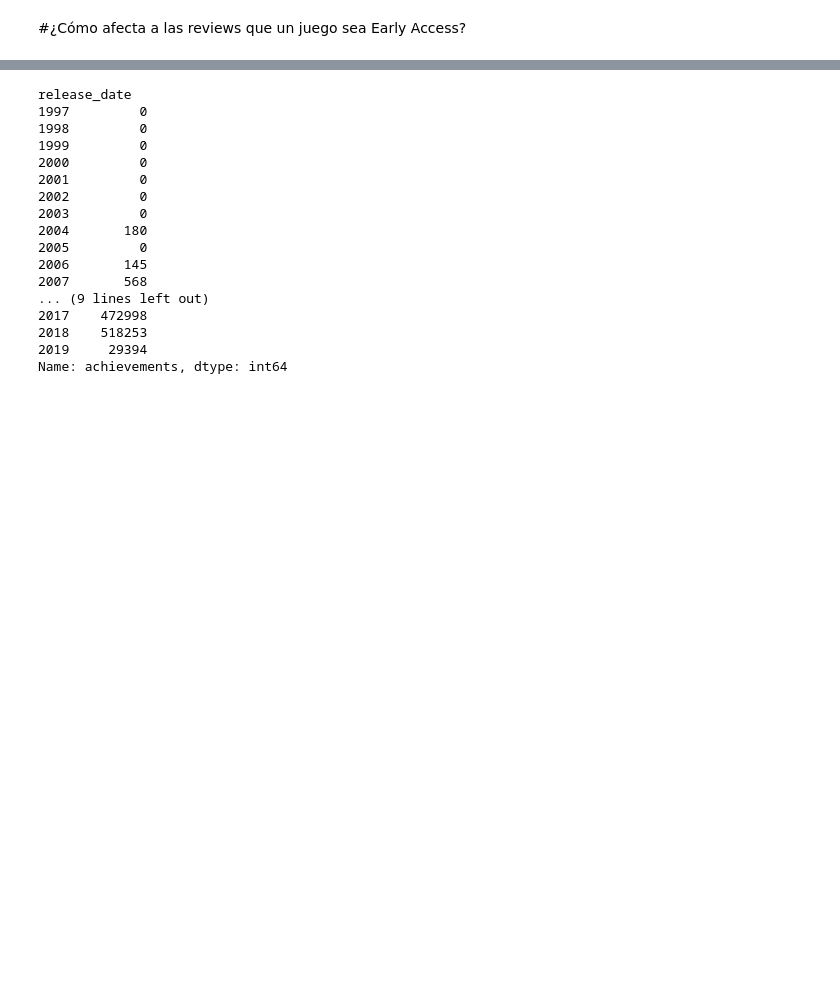
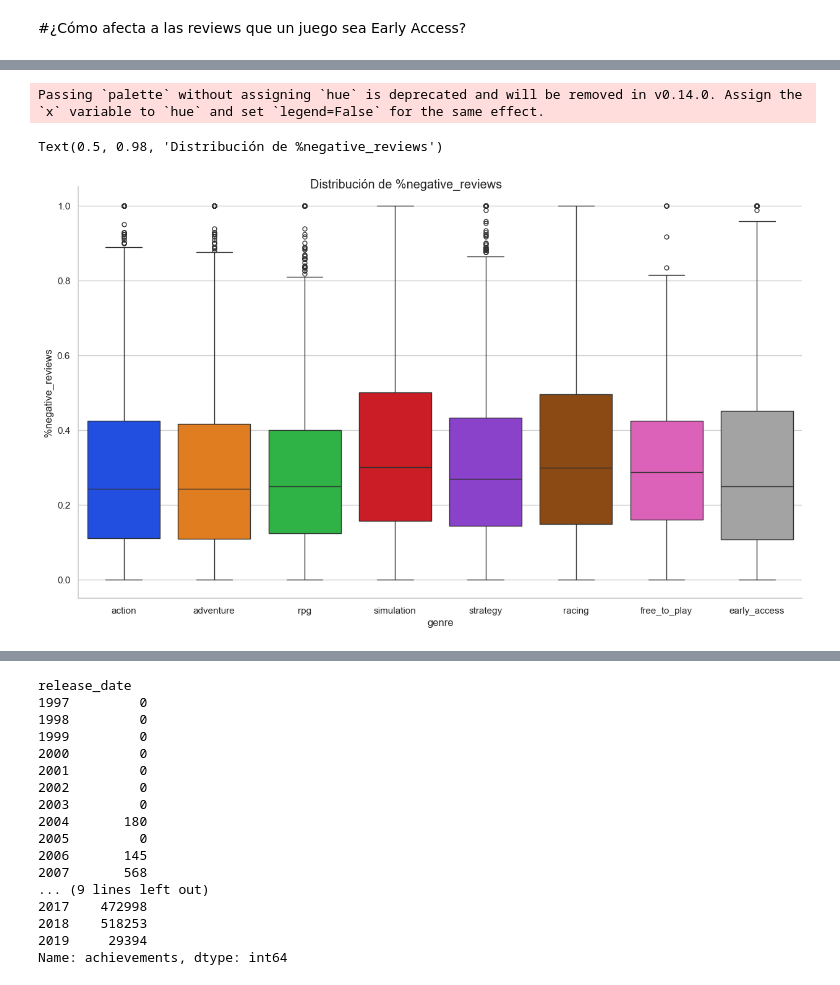
Before and after one commit to Dexinator/steam, a Jupyter notebook: steam.ipynb, the cells around one changed output, grey strips where cells are left out. Saved outputs shown, nothing was run; the diff lists cells and outputs as text; code cells hidden in the pictures; blank space fills up the shorter version.

```diff
--- a/steam.ipynb
+++ b/steam.ipynb
@@ -655,0 +705,15 @@ genre_reviews
+# %%
+#Haremos un boxplot para ver la distribución de las reviews
+g=sns.catplot(
+    kind='box',
+    data=reviews_dist,
+    x='genre',
+    y='%negative_reviews',
+    palette='bright'
+)
+g.figure.set_size_inches(15,8)
+g.figure.suptitle('Distribución de %negative_reviews')
+# %% [output]
+Passing `palette` without assigning `hue` is deprecated and will be removed in v0.14.0. Assign the `x` variable to `hue` and set `legend=False` for the same effect.
+Text(0.5, 0.98, 'Distribución de %negative_reviews')
+[figure, added]
```
Also changed, not shown: parts of 16 cells of this notebook.
